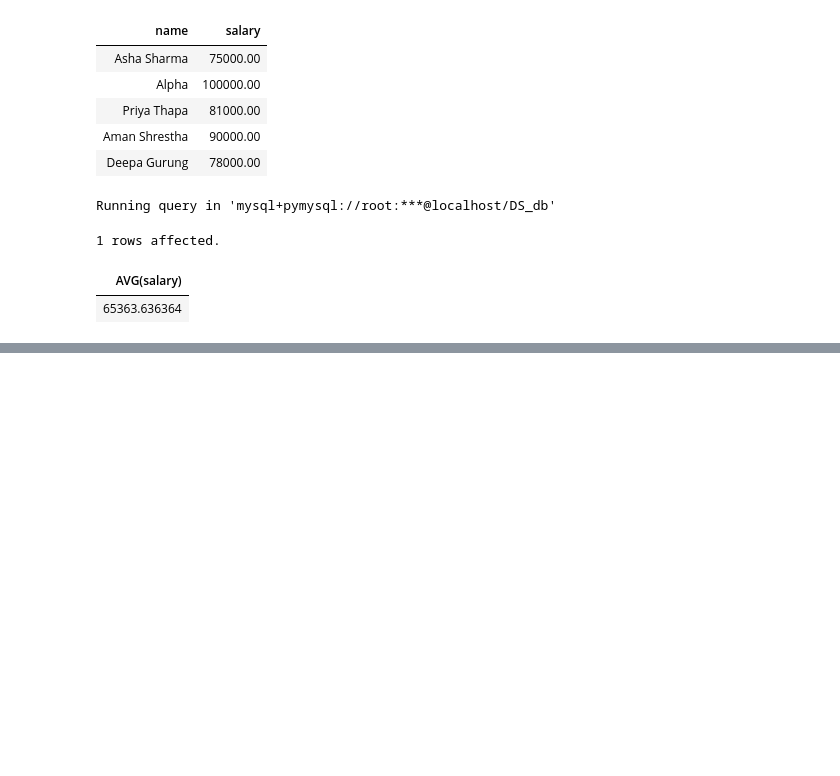
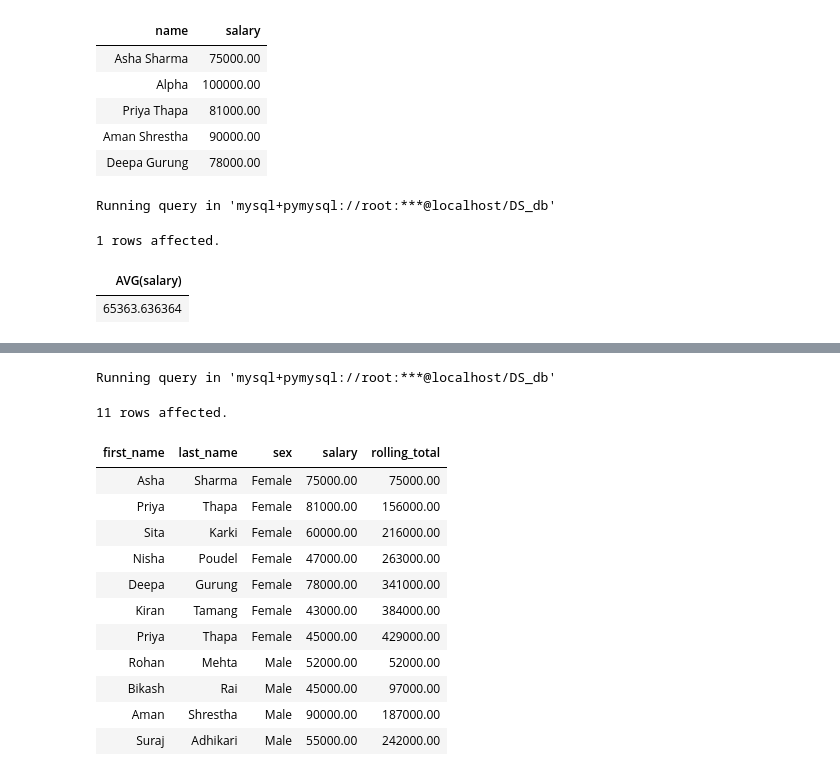
Before and after one commit to Kartika-Nidhi/SQLNotes, a Jupyter notebook: SQLNotes.ipynb, the cells around one changed output, grey strips where cells are left out. Saved outputs shown, nothing was run; the diff lists cells and outputs as text; code cells hidden in the pictures; blank space fills up the shorter version.

Commit message:
Window Functions: OVER(), PARTITION, ORDERBY completed

```diff
--- a/SQLNotes.ipynb
+++ b/SQLNotes.ipynb
@@ -1268,0 +1305,21 @@ Running query in 'mysql+pymysql://root:***@localhost/DS_db'
+# %%
+%%sql
+
+SELECT first_name, last_name, sex, salary,
+SUM(salary) OVER(PARTITION BY sex ORDER BY id) AS rolling_total
+FROM employees_info;
+# %% [output]
+Running query in 'mysql+pymysql://root:***@localhost/DS_db'
+11 rows affected.
+| first_name | last_name | sex | salary | rolling_total |
+| Asha | Sharma | Female | 75000.00 | 75000.00 |
+| Priya | Thapa | Female | 81000.00 | 156000.00 |
+| Sita | Karki | Female | 60000.00 | 216000.00 |
+| Nisha | Poudel | Female | 47000.00 | 263000.00 |
+| Deepa | Gurung | Female | 78000.00 | 341000.00 |
+| Kiran | Tamang | Female | 43000.00 | 384000.00 |
+| Priya | Thapa | Female | 45000.00 | 429000.00 |
+| Rohan | Mehta | Male | 52000.00 | 52000.00 |
+| Bikash | Rai | Male | 45000.00 | 97000.00 |
+| Aman | Shrestha | Male | 90000.00 | 187000.00 |
+| Suraj | Adhikari | Male | 55000.00 | 242000.00 |
```
Also changed, not shown: parts of 6 cells of this notebook.
